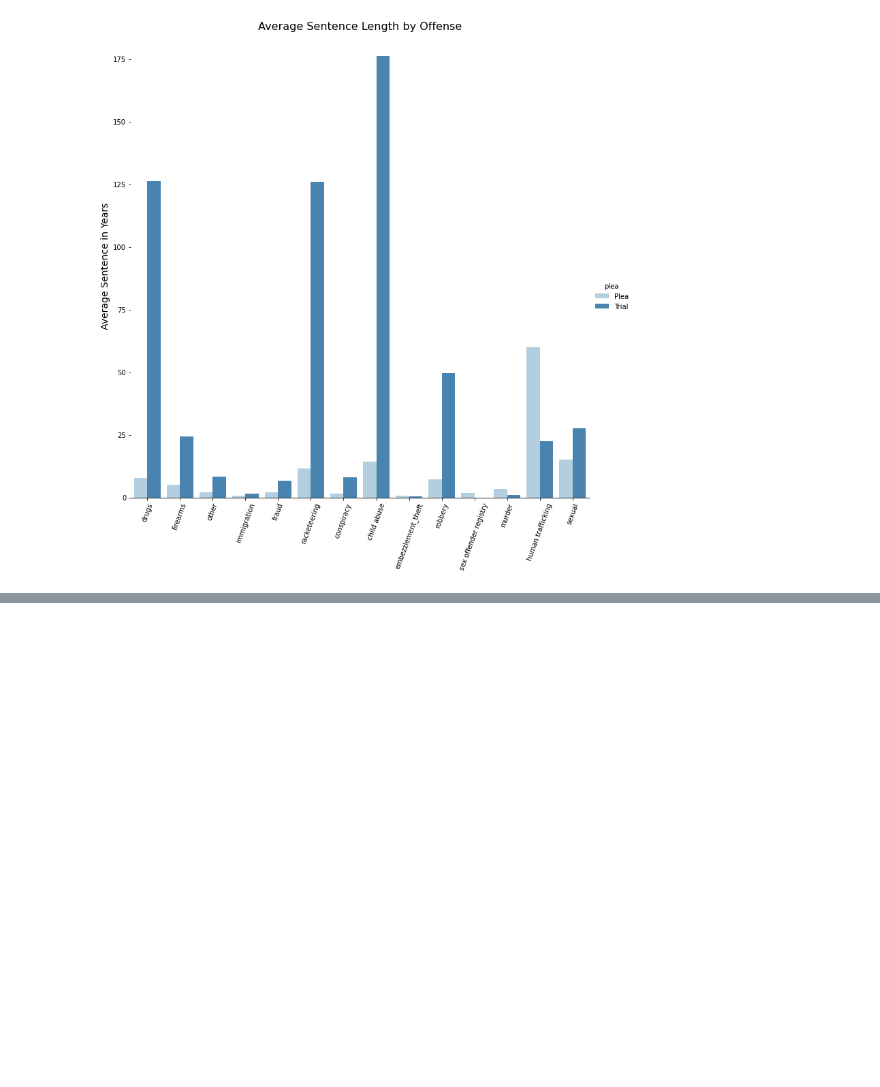
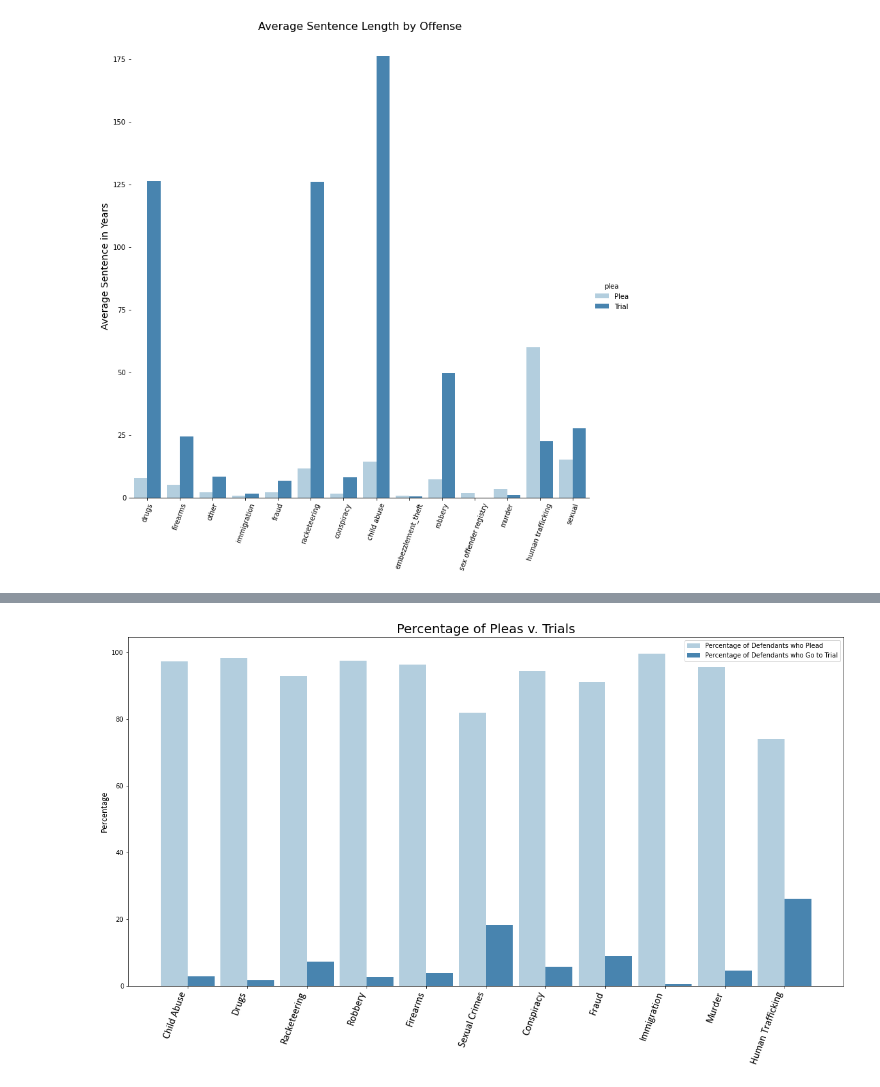
Before and after one commit to jenwhitson/sentencing_project, a Jupyter notebook: notebooks/supplemental_analysis.ipynb, the cells around one changed output, grey strips where cells are left out. Cells and saved outputs as stored; diff of their text form; code cells hidden in the pictures; blank space fills up the shorter version.

```diff
--- a/notebooks/supplemental_analysis.ipynb
+++ b/notebooks/supplemental_analysis.ipynb
@@ -1001,0 +1062,4 @@ g.savefig('../Visualizations/Plea v Trial Sentence Lengths.png', dpi = 75)
+# %%
+bigdf_plt['plea_perc'] = bigdf_plt.plea_count * 100 / (bigdf_plt.plea_count + bigdf_plt.trial_count)
+bigdf_plt['trial_perc'] = bigdf_plt.trial_count * 100 / (bigdf_plt.plea_count + bigdf_plt.trial_count)
+bigdf_plt
@@ -1001,0 +1079,22 @@ g.savefig('../Visualizations/Plea v Trial Sentence Lengths.png', dpi = 75)
+# %%
+cfont = {'fontname':'Calibri'}
+labels = ['Child Abuse', 'Drugs', 'Racketeering', 'Robbery', 'Firearms', 'Sexual Crimes', 'Conspiracy',
+          'Fraud', 'Immigration', 'Murder', 'Human Trafficking']
+y1 = list(bigdf_plt['plea_perc'])
+y2 = list(bigdf_plt['trial_perc'])
+x = np.arange(len(labels))
+width = .45
+
+fig, ax = plt.subplots(figsize = (20, 10))
+plea_sense = ax.bar(x - width/2, y1, width, label =  'Percentage of Defendants who Plead', color = ['#B3CEDE', ])
+trial_sense = ax.bar(x + width/2, y2, width, label = 'Percentage of Defendants who Go to Trial', color = '#4884AF')
+ax.set_title('Percentage of Pleas v. Trials', fontsize = 20)
+ax.set_ylabel('Percentage', fontdict = {'fontsize': 14, 'fontname': 'Calibri'})
+ax.set_xticks(x)
+ax.set_xticklabels(labels, fontdict = {'fontsize': 16, 'fontname': 'Calibri'})
+plt.xticks(rotation = 70, horizontalalignment = 'right')
+ax.legend()
+
+plt.savefig('../Visualizations/Count Pleas v Trials by Crime Type.png', dpi = 75)
+# %% [output]
+[figure, added]
```
Also changed, not shown: parts of 5 cells of this notebook.
